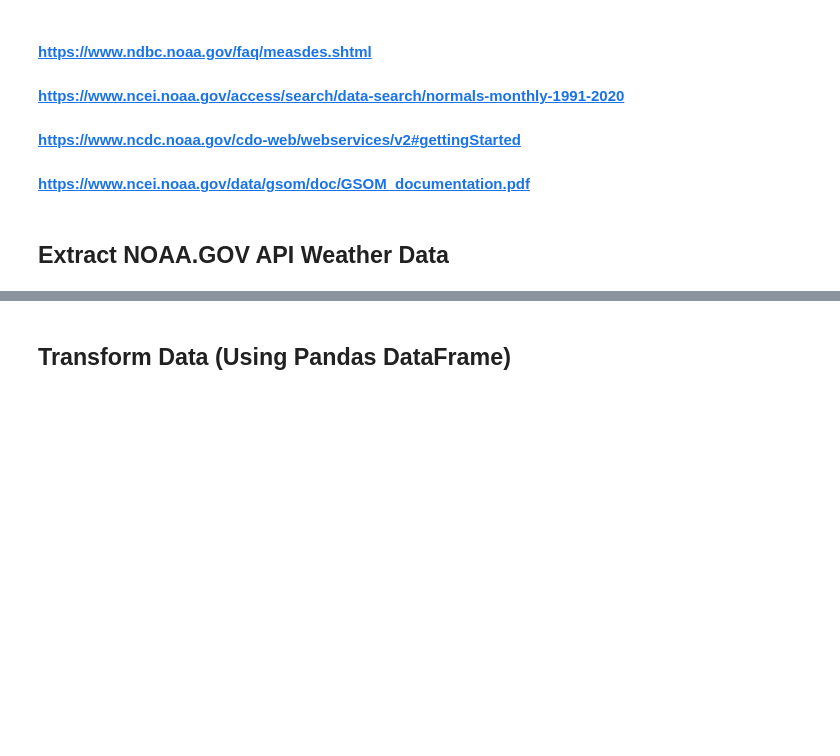
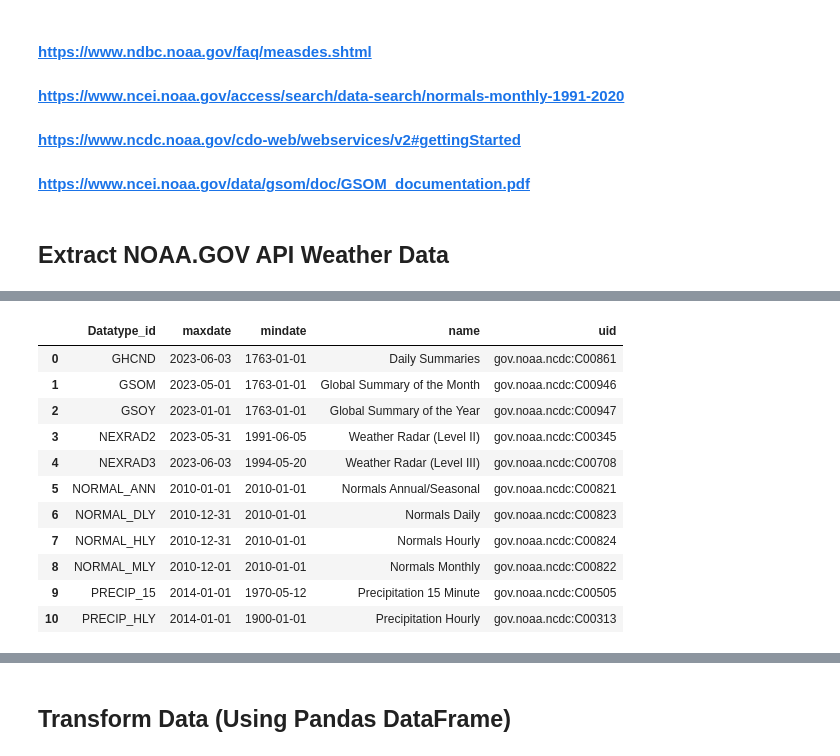
Before and after one commit to CanadianLatin/Project-4---MachineLearningIntegration, a Jupyter notebook: noaa_apidata_completeJFK.ipynb, the cells around one changed output, grey strips where cells are left out. Cells and saved outputs as stored; diff of their text form; code cells hidden in the pictures; blank space fills up the shorter version.

```diff
--- a/noaa_apidata_completeJFK.ipynb
+++ b/noaa_apidata_completeJFK.ipynb
@@ -142,0 +197,48 @@ weather_data_df.to_csv('weather_noaa.csv',index=False)
+# %%
+#Datasets
+id=[]
+maxdate=[]
+mindate=[]
+name=[]
+uid=[]
+
+url_prcp=f"https://www.ncei.noaa.gov/cdo-web/api/v2/datasets"
+headers = {'token': noaa_token}
+
+
+resp1 = requests.get(url_prcp, headers=headers).json()
+datasets1=resp1['results']
+
+for row in range(0,11):
+
+    try:
+        id.append(datasets1[row]['id'])
+        maxdate.append(datasets1[row]['maxdate'])
+        mindate.append(datasets1[row]['mindate'])
+        name.append(datasets1[row]['name'])
+        uid.append(datasets1[row]['uid'])
+
+    except JSONDecodeError:
+        id.append('NA')
+        maxdate.append('NA')
+        mindate.append('NA')
+        name.append('NA')
+        uid.append('NA')
+
+datasets1={'Datatype_id':id,"maxdate":maxdate,"mindate":mindate,'name':name,'uid':uid}
+# %%
+dataset_df=pd.DataFrame(datasets1)
+dataset_df.head(30)
+# %% [output]
+|  | Datatype_id | maxdate | mindate | name | uid |
+| 0 | GHCND | 2023-06-03 | 1763-01-01 | Daily Summaries | gov.noaa.ncdc:C00861 |
+| 1 | GSOM | 2023-05-01 | 1763-01-01 | Global Summary of the Month | gov.noaa.ncdc:C00946 |
+| 2 | GSOY | 2023-01-01 | 1763-01-01 | Global Summary of the Year | gov.noaa.ncdc:C00947 |
+| 3 | NEXRAD2 | 2023-05-31 | 1991-06-05 | Weather Radar (Level II) | gov.noaa.ncdc:C00345 |
+| 4 | NEXRAD3 | 2023-06-03 | 1994-05-20 | Weather Radar (Level III) | gov.noaa.ncdc:C00708 |
+| 5 | NORMAL_ANN | 2010-01-01 | 2010-01-01 | Normals Annual/Seasonal | gov.noaa.ncdc:C00821 |
+| 6 | NORMAL_DLY | 2010-12-31 | 2010-01-01 | Normals Daily | gov.noaa.ncdc:C00823 |
+| 7 | NORMAL_HLY | 2010-12-31 | 2010-01-01 | Normals Hourly | gov.noaa.ncdc:C00824 |
+| 8 | NORMAL_MLY | 2010-12-01 | 2010-01-01 | Normals Monthly | gov.noaa.ncdc:C00822 |
+| 9 | PRECIP_15 | 2014-01-01 | 1970-05-12 | Precipitation 15 Minute | gov.noaa.ncdc:C00505 |
+| 10 | PRECIP_HLY | 2014-01-01 | 1900-01-01 | Precipitation Hourly | gov.noaa.ncdc:C00313 |
```
Also changed, not shown: parts of 10 cells of this notebook, 5 other files.
